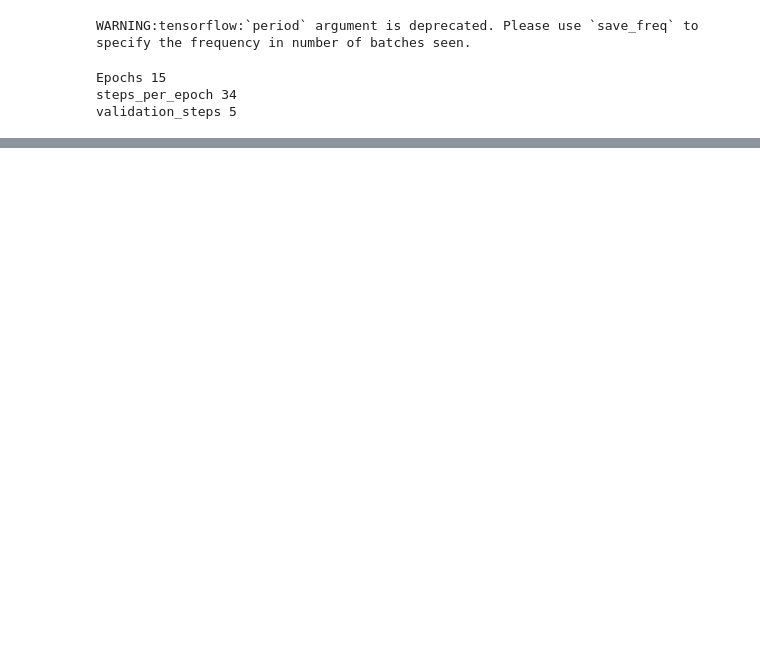
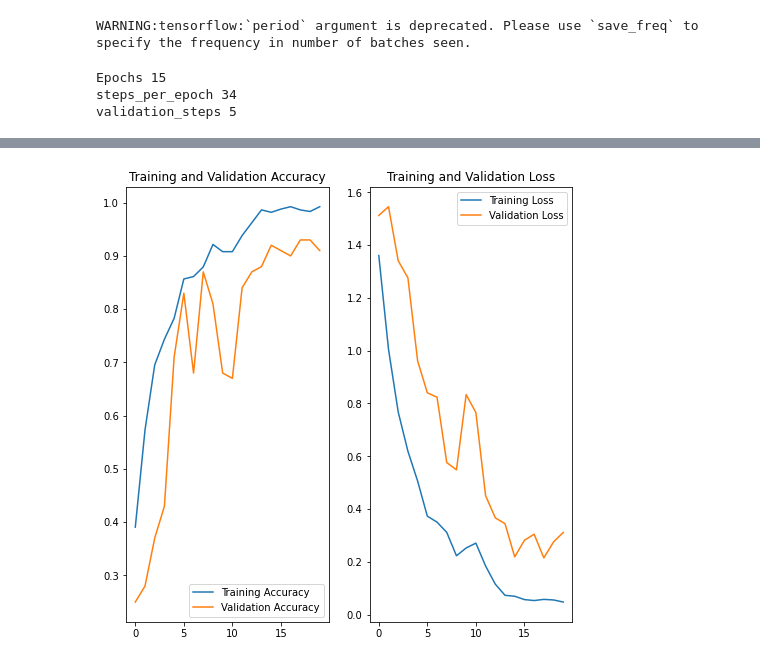
Before and after one commit to Vasista-Eranki/GestureRecognitionProject, a Jupyter notebook: My_Gesture_recognition.ipynb, the cells around one changed output, grey strips where cells are left out. Saved outputs shown, nothing was run; the diff lists cells and outputs as text; code cells hidden in the pictures; blank space fills up the shorter version.

Commit message:
Working Generator - Good Accuracy. TODO CNN-RNN

```diff
--- a/My_Gesture_recognition.ipynb
+++ b/My_Gesture_recognition.ipynb
@@ -389,0 +431,9 @@ visualize_outputs(h2, epoch=num_epochs)
+# %%
+curr_dt_time = datetime.datetime.now()
+LR = ReduceLROnPlateau(monitor='val_loss',
+                       factor=LrPlateau_factor,
+                       patience=LrPlateau_patience,
+                       fmin_lr=LrPlateau_fmin_lr, verbose=1)
+
+callbacks_list = [model_callbacks(curr_dt_time, MODEL_SAVE_DIR), LR]
+steps_per_epoch, validation_steps = get_steps_info(len(train_doc), len(val_doc), batch_size)
@@ -389,0 +450,5 @@ visualize_outputs(h2, epoch=num_epochs)
+# %%
+model_02 = prepare_conv3d_model_02()
+optimizer = optimizers.adam_v2.Adam()
+model_02.compile(optimizer, loss='categorical_crossentropy', metrics=['categorical_accuracy'])
+model_02.summary()
@@ -389,0 +473,9 @@ visualize_outputs(h2, epoch=num_epochs)
+# %%
+training_data_gen = gesture_generator(TRAIN_DIR, train_doc, batch_size, img_idx, height, width)
+validation_data_gen = gesture_generator(VAL_DIR, val_doc, batch_size, img_idx, height, width)
+# %%
+#fit_generator is deprecated.. using model.fit with generator objects...
+
+history_02 = model_02.fit(x=training_data_gen, steps_per_epoch=steps_per_epoch, epochs=num_epochs, verbose=1,
+                       callbacks=callbacks_list, validation_data=validation_data_gen,
+                       validation_steps=validation_steps)
@@ -389,0 +500,4 @@ visualize_outputs(h2, epoch=num_epochs)
+# %%
+visualize_outputs(history_02, epoch=num_epochs)
+# %% [output]
+[figure, added]
```
Also changed, not shown: parts of 78 cells of this notebook.
